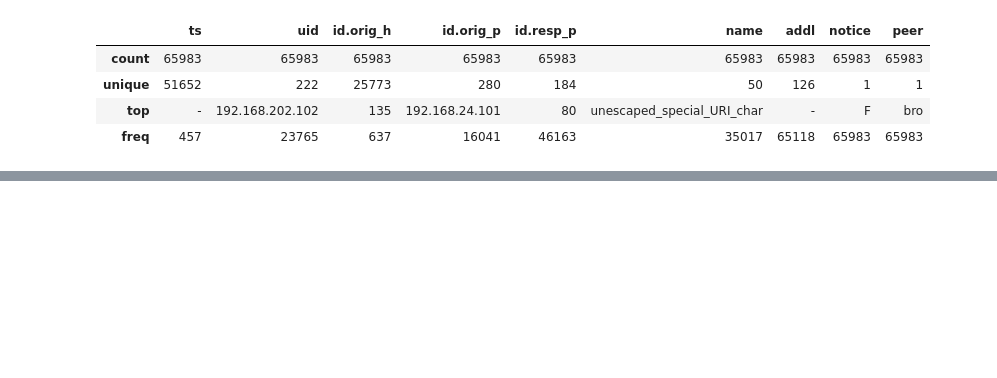
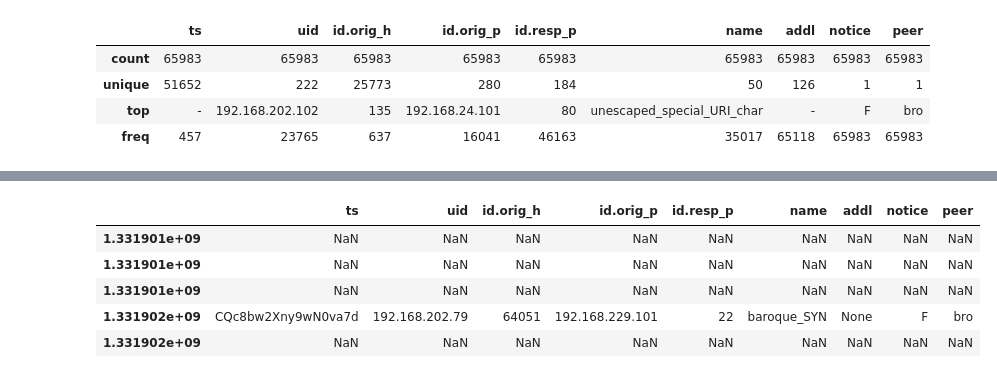
Before and after one commit to jediditty/jupyter_python_starters, a Jupyter notebook: pandas.ipynb, the cells around one changed output, grey strips where cells are left out. Saved outputs shown, nothing was run; the diff lists cells and outputs as text; code cells hidden in the pictures; blank space fills up the shorter version.

```diff
--- a/pandas.ipynb
+++ b/pandas.ipynb
@@ -218,0 +242,9 @@ Data Quality Report
+# %%
+df_ip.where(df_ip['id.orig_p'] == '192.168.229.101').head()
+# %% [output]
+|  | ts | uid | id.orig_h | id.orig_p | id.resp_p | name | addl | notice | peer |
+| 1.331901e+09 | NaN | NaN | NaN | NaN | NaN | NaN | NaN | NaN | NaN |
+| 1.331901e+09 | NaN | NaN | NaN | NaN | NaN | NaN | NaN | NaN | NaN |
+| 1.331901e+09 | NaN | NaN | NaN | NaN | NaN | NaN | NaN | NaN | NaN |
+| 1.331902e+09 | CQc8bw2Xny9wN0va7d | 192.168.202.79 | 64051 | 192.168.229.101 | 22 | baroque_SYN | None | F | bro |
+| 1.331902e+09 | NaN | NaN | NaN | NaN | NaN | NaN | NaN | NaN | NaN |
```
Also changed, not shown: parts of 14 cells of this notebook, 3 other files.
